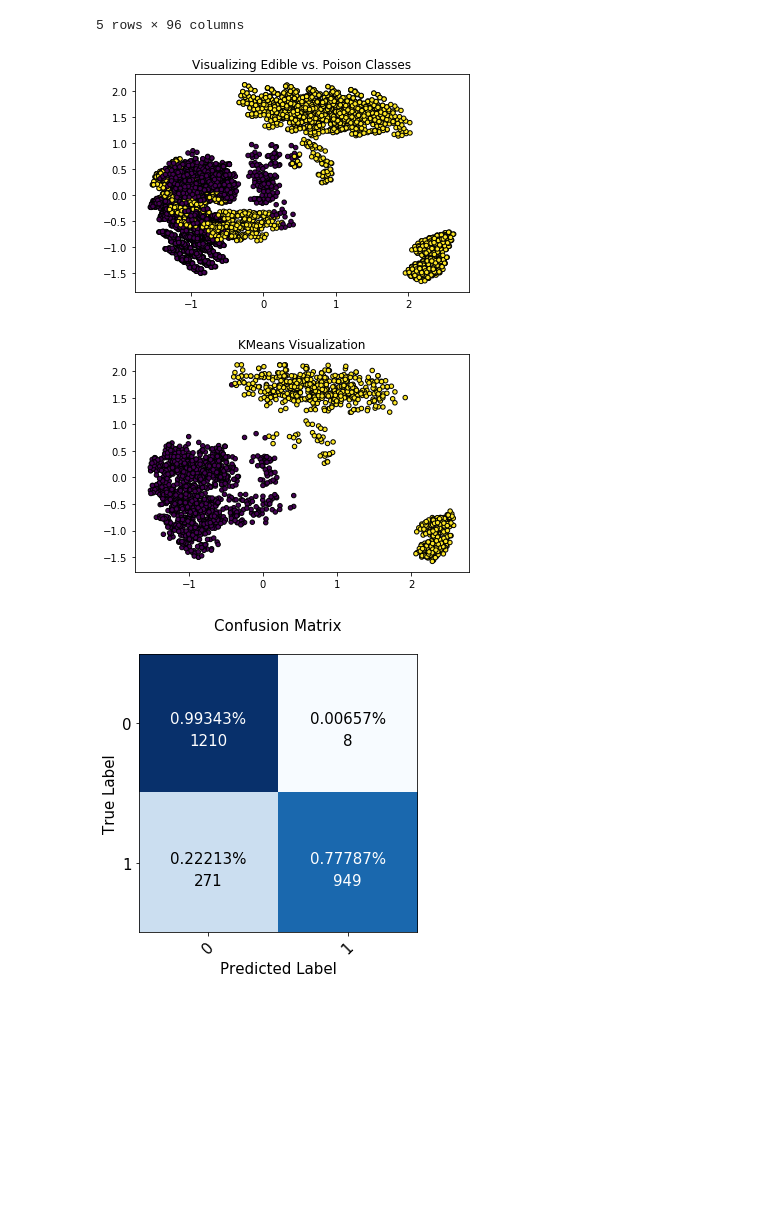
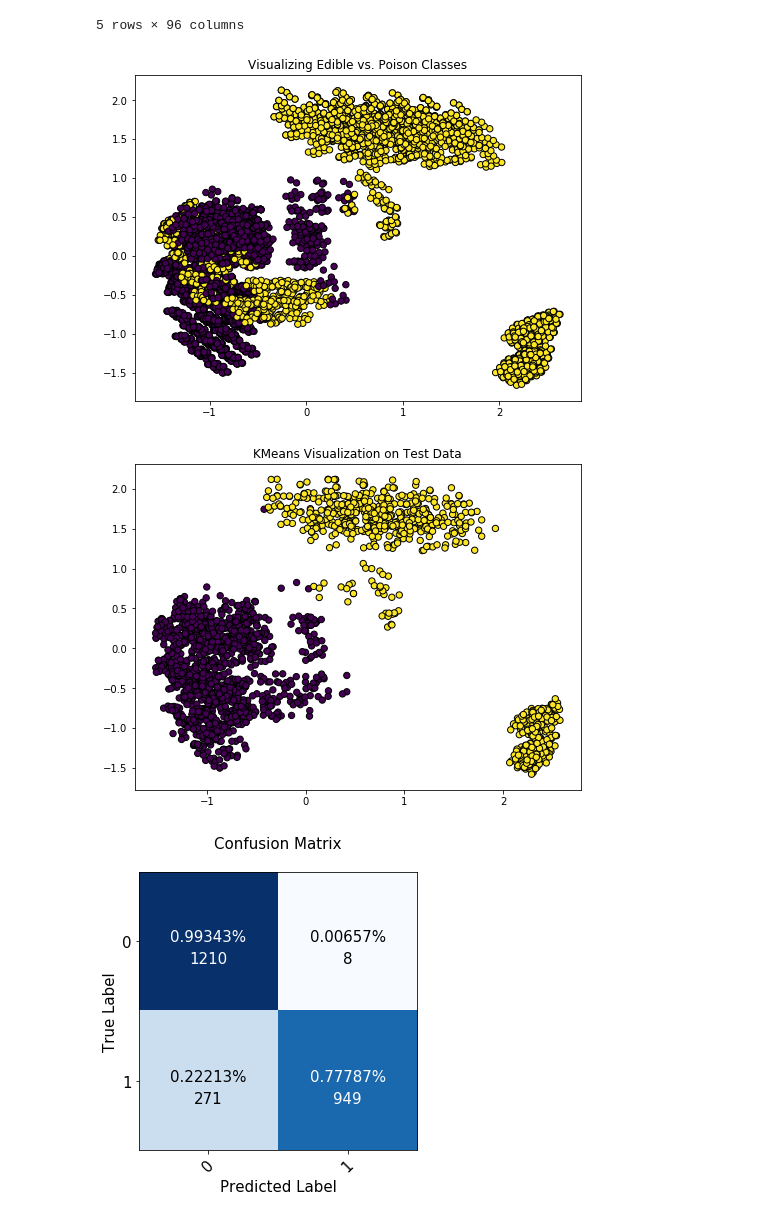
Before and after one commit to BrendanMoore42/ProjectTemp, a Jupyter notebook: MushroomClass/mushroom_kern1.ipynb, the cells around one changed output. Cells and saved outputs as stored; diff of their text form; code cells hidden in the pictures; blank space fills up the shorter version.

```diff
--- a/MushroomClass/mushroom_kern1.ipynb
+++ b/MushroomClass/mushroom_kern1.ipynb
@@ -92,15 +94,16 @@ X_train, X_test, y_train, y_test = train_test_split(X, y, test_size=0.3)
 # %%
 #visualize edible vs poison classes
 pca = PCA(n_components=2)
 pca.fit(X)
 
 x_pca = X.values
 x_pca = pca.fit_transform(X)
 
-plt.scatter(x_pca[:,0], x_pca[:,1], c=y, s=20, edgecolor='k')
+plt.figure(figsize=(8,6))
+plt.scatter(x_pca[:,0], x_pca[:,1], c=y, s=40, edgecolor='k')
 plt.title('Visualizing Edible vs. Poison Classes');
 # %% [output]
-[figure, old version]
+[figure, new version]
 # %%
 from sklearn import metrics
 from sklearn.cluster import KMeans
@@ -119,11 +122,13 @@ km.fit(X_train);
 y_pred_km = km.predict(X_test)
 
 #Plot the data:
-plt.scatter(X_test_pca[:, 0], X_test_pca[:, 1], c=y_pred_km, s=20, edgecolor='k')
-plt.title('KMeans Visualization')
+plt.figure(figsize=(8,6))
+plt.scatter(X_test_pca[:, 0], X_test_pca[:, 1], c=y_pred_km,
+            s=40, edgecolor='k')
+plt.title('KMeans Visualization on Test Data')
 plt.show();
 # %% [output]
-[figure, old version]
+[figure, new version]
 # %%
 def plot_confusion_matrix(cm, classes, fontsize=15,
                           normalize=False, title='Confusion matrix',
```
Also changed, not shown: parts of 4 cells of this notebook, 1 other file.
